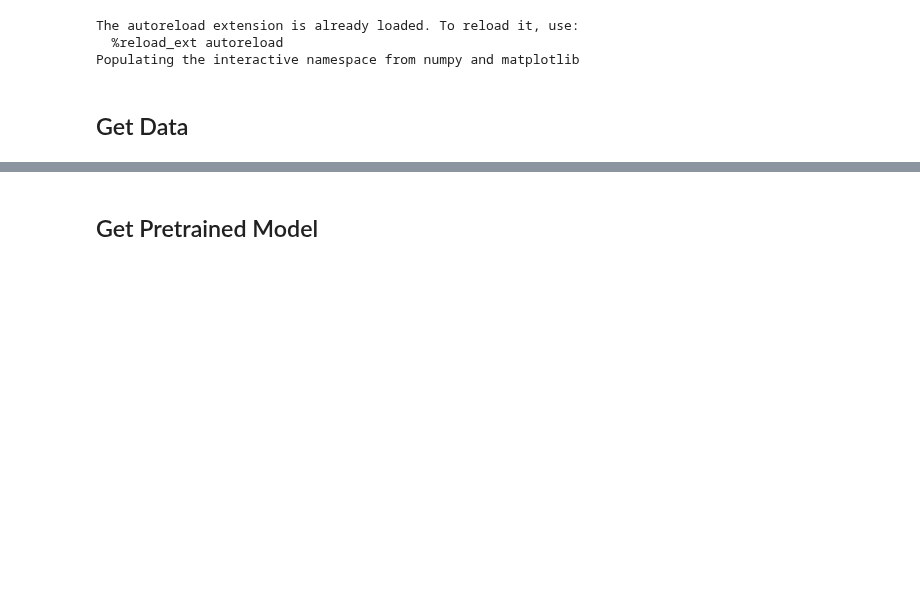
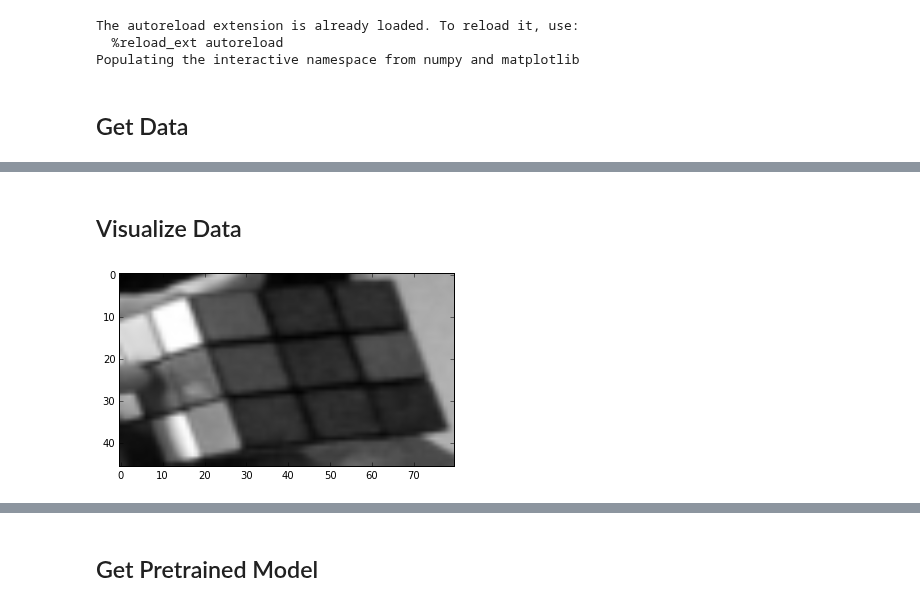
Before and after one commit to jayhack/ConvCube, a Jupyter notebook: HeatMap.ipynb, the cells around one changed output, grey strips where cells are left out. Cells and saved outputs as stored; diff of their text form; code cells hidden in the pictures; blank space fills up the shorter version.

```diff
--- a/HeatMap.ipynb
+++ b/HeatMap.ipynb
@@ -47,0 +48,9 @@ Validation labels shape:  (77, 3680)
+# %% [markdown]
+## Visualize Data
+# %%
+img = X_train[ix,:,:,:].copy()
+img = img.sum(axis=0)
+plt.imshow(img, cmap=plt.cm.gray)
+ix += 1
+# %% [output]
+[figure, added]
```
Also changed, not shown: parts of 7 cells of this notebook, 9 other files.
